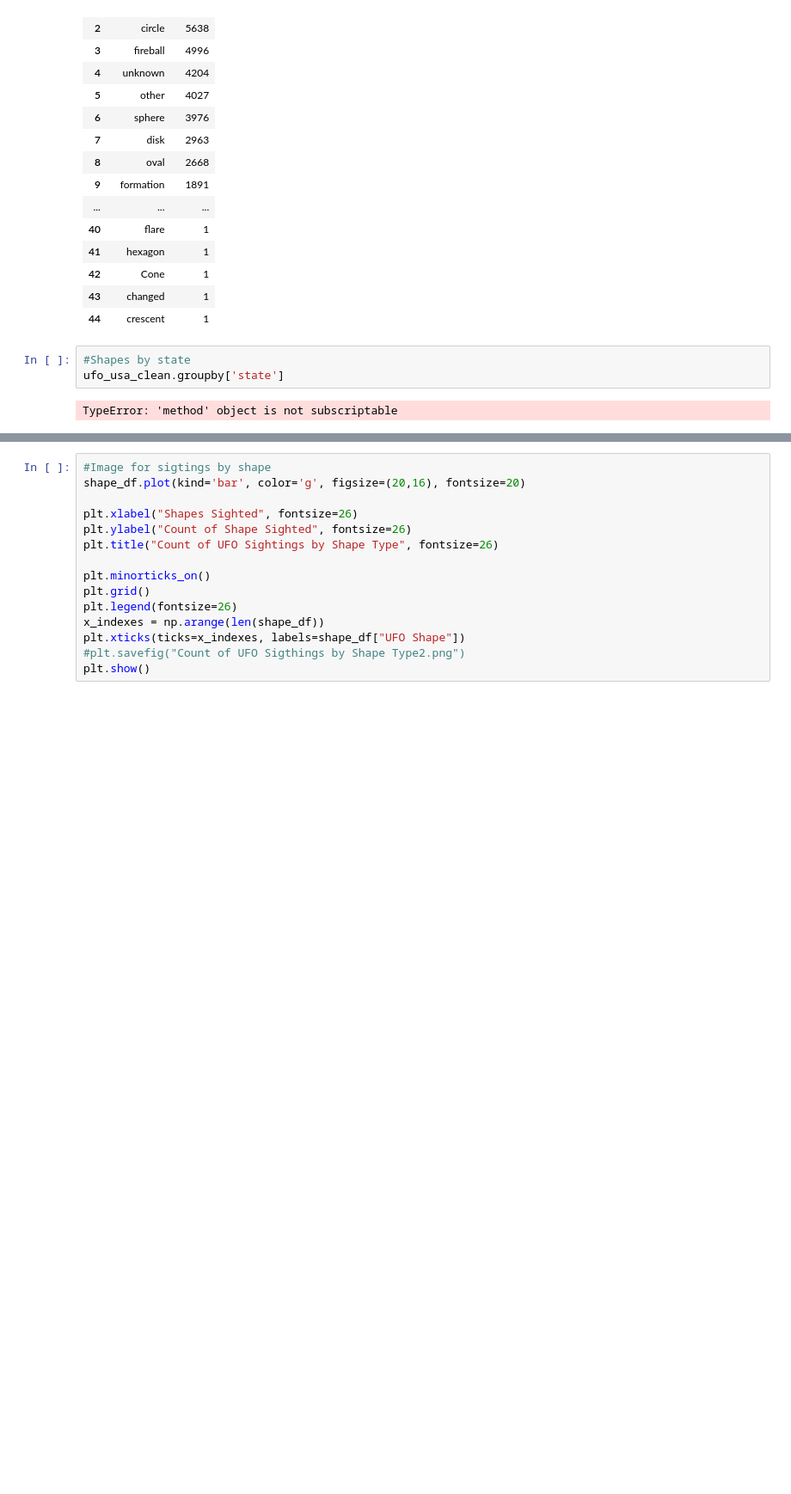
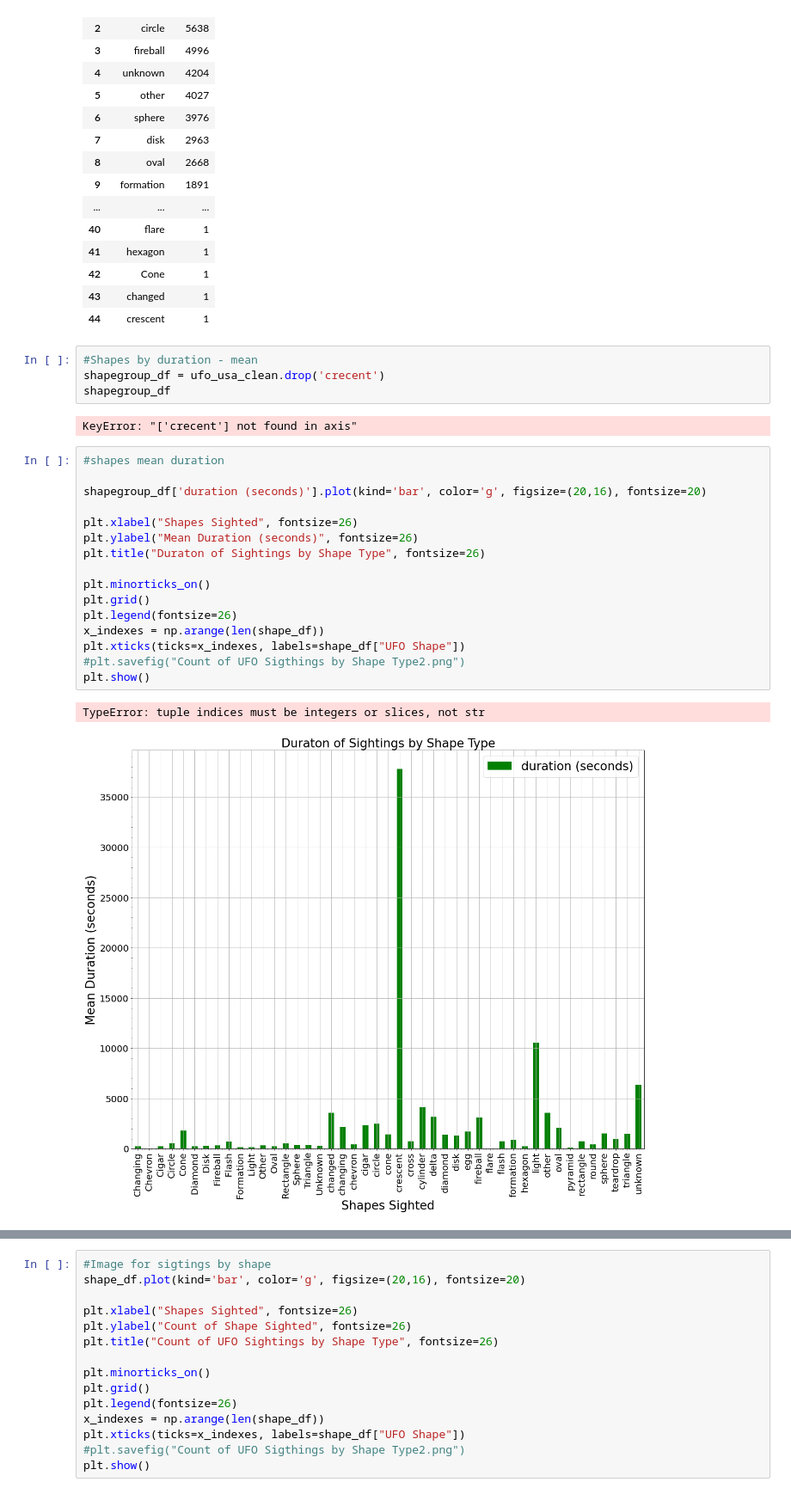
Before and after one commit to jocelyn4112/Project-2-TheyAreBack-, a Jupyter notebook: Old/Alien_Data .ipynb, the cells around one changed output, grey strips where cells are left out. Shown at 86% size. Cells and saved outputs as stored; diff of their text form; blank space fills up the shorter version.

```diff
--- a/Old/Alien_Data .ipynb
+++ b/Old/Alien_Data .ipynb
@@ -119,7 +119,27 @@ shape_df
 | 43 | changed | 1 |
 | 44 | crescent | 1 |
 # %%
-#Shapes by state
-ufo_usa_clean.groupby['state']
+#Shapes by duration - mean
+shapegroup_df = ufo_usa_clean.drop('crecent')
+shapegroup_df
 # %% [output]
-TypeError: 'method' object is not subscriptable
+KeyError: "['crecent'] not found in axis"
+# %%
+#shapes mean duration
+
+shapegroup_df['duration (seconds)'].plot(kind='bar', color='g', figsize=(20,16), fontsize=20)
+
+plt.xlabel("Shapes Sighted", fontsize=26)
+plt.ylabel("Mean Duration (seconds)", fontsize=26)
+plt.title("Duraton of Sightings by Shape Type", fontsize=26)
+
+plt.minorticks_on()
+plt.grid()
+plt.legend(fontsize=26)
+x_indexes = np.arange(len(shape_df))
+plt.xticks(ticks=x_indexes, labels=shape_df["UFO Shape"])
+#plt.savefig("Count of UFO Sigthings by Shape Type2.png")
+plt.show()
+# %% [output]
+TypeError: tuple indices must be integers or slices, not str
+[figure, added]
```
Also changed, not shown: parts of 1 cell of this notebook.
